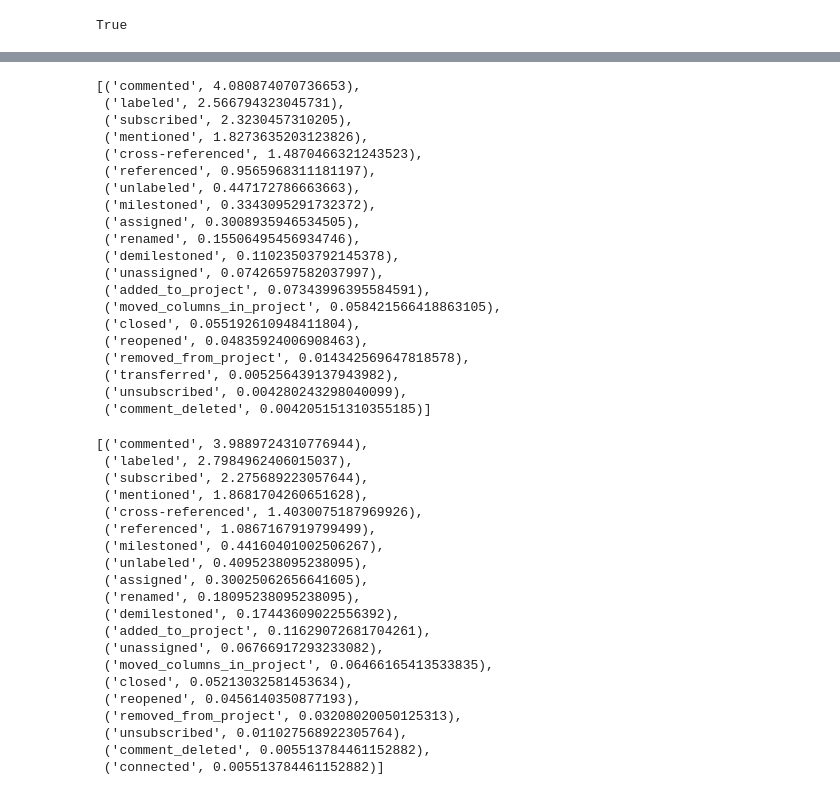
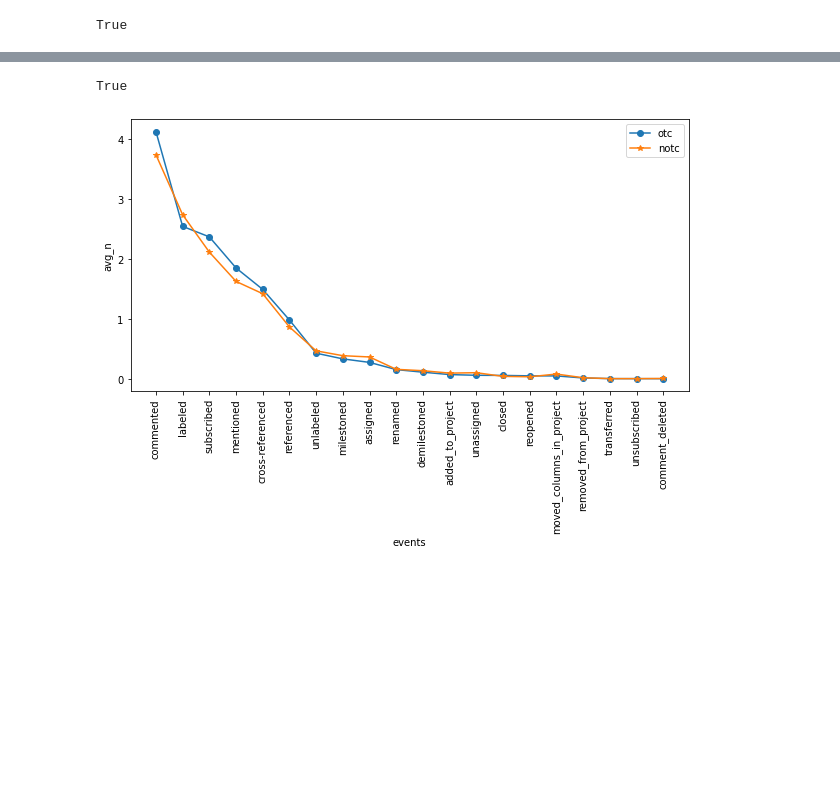
Before and after one commit to dune0310421/GFI-test-new, a Jupyter notebook: dataProcessing1/Analysis1.ipynb, the cells around one changed output, grey strips where cells are left out. Saved outputs shown, nothing was run; the diff lists cells and outputs as text; code cells hidden in the pictures; blank space fills up the shorter version.

```diff
--- a/dataProcessing1/Analysis1.ipynb
+++ b/dataProcessing1/Analysis1.ipynb
@@ -204,55 +216,34 @@ Text(0, 0.5, 'ratio')
 # %%
-list(map(
+otc_events = dict(map(
     lambda x: (x[0], x[1] / len(otc_iss)),
     sorted(Counter(sum(otc_iss.events, [])).items(), key=lambda x: -x[1])[0:20]
 ))
-# %% [output]
-[('commented', 4.080874070736653),
- ('labeled', 2.566794323045731),
- ('subscribed', 2.3230457310205),
- ('mentioned', 1.8273635203123826),
- ('cross-referenced', 1.4870466321243523),
- ('referenced', 0.9565968311181197),
- ('unlabeled', 0.447172786663663),
- ('milestoned', 0.3343095291732372),
- ('assigned', 0.3008935946534505),
- ('renamed', 0.15506495456934746),
- ('demilestoned', 0.11023503792145378),
- ('unassigned', 0.07426597582037997),
- ('added_to_project', 0.07343996395584591),
- ('moved_columns_in_project', 0.058421566418863105),
- ('closed', 0.055192610948411804),
- ('reopened', 0.04835924006908463),
- ('removed_from_project', 0.014342569647818578),
- ('transferred', 0.005256439137943982),
- ('unsubscribed', 0.004280243298040099),
- ('comment_deleted', 0.004205151310355185)]
 # %%
-list(map(
+notc_events = dict(map(
     lambda x: (x[0], x[1] / len(notc_iss)),
     sorted(Counter(sum(notc_iss.events, [])).items(), key=lambda x: -x[1])[0:20]
 ))
-# %% [output]
-[('commented', 3.9889724310776944),
- ('labeled', 2.7984962406015037),
- ('subscribed', 2.275689223057644),
- ('mentioned', 1.8681704260651628),
- ('cross-referenced', 1.4030075187969926),
- ('referenced', 1.0867167919799499),
- ('milestoned', 0.44160401002506267),
- ('unlabeled', 0.4095238095238095),
- ('assigned', 0.30025062656641605),
- ('renamed', 0.18095238095238095),
- ('demilestoned', 0.17443609022556392),
- ('added_to_project', 0.11629072681704261),
- ('unassigned', 0.06766917293233082),
- ('moved_columns_in_project', 0.06466165413533835),
- ('closed', 0.05213032581453634),
- ('reopened', 0.0456140350877193),
- ('removed_from_project', 0.03208020050125313),
- ('unsubscribed', 0.011027568922305764),
- ('comment_deleted', 0.005513784461152882),
- ('connected', 0.005513784461152882)]
+# %%
+plt.figure(figsize=(10,5))
+# x轴
+x_counter = otc_events.keys()
+x_counter1 = notc_events.keys()
+print(x_counter == x_counter1)
+# y轴
+y_counter1 = otc_events.values()
+y_counter2 = [notc_events[key] for key in x_counter]
+
+plt.plot(x_counter, y_counter1, marker='o',label='otc')
+plt.plot(x_counter, y_counter2, marker='*',label='notc')
+plt.legend()  # 让图例生效
+
+plt.legend(loc="upper right")
+plt.xlabel('events')
+plt.ylabel('avg_n')
+res = plt.xticks(rotation=90)
+# %% [output]
+True
+[figure, added]
 # %%
 same1 = list(1 if otc_iss.loc[x].reporter_feat["name"] == otc_iss.loc[x].resolver else 0 for x in otc_iss.index)
 same2 = list(1 if notc_iss.loc[x].reporter_feat["name"] == notc_iss.loc[x].resolver else 0 for x in notc_iss.index)
```
Also changed, not shown: parts of 19 cells of this notebook.
